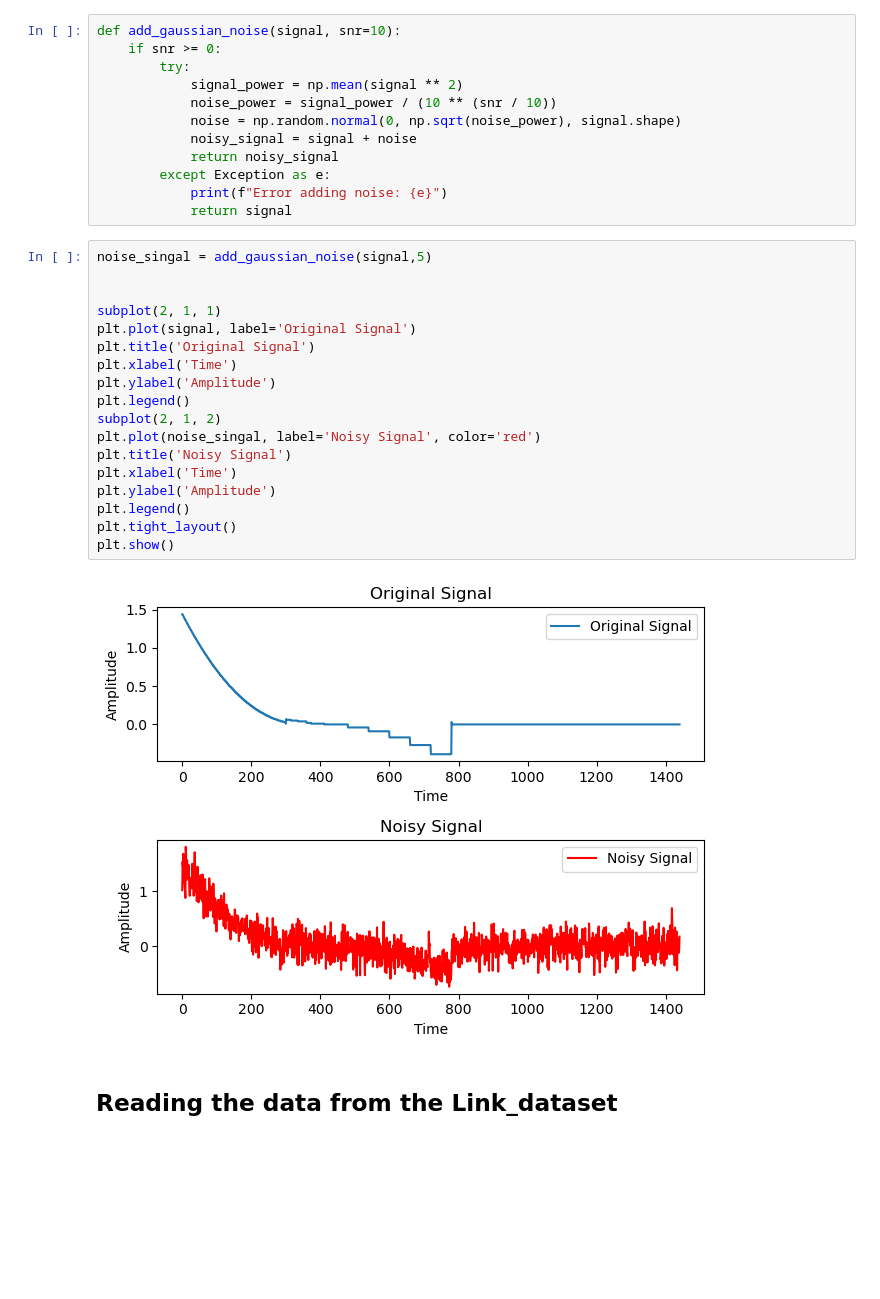
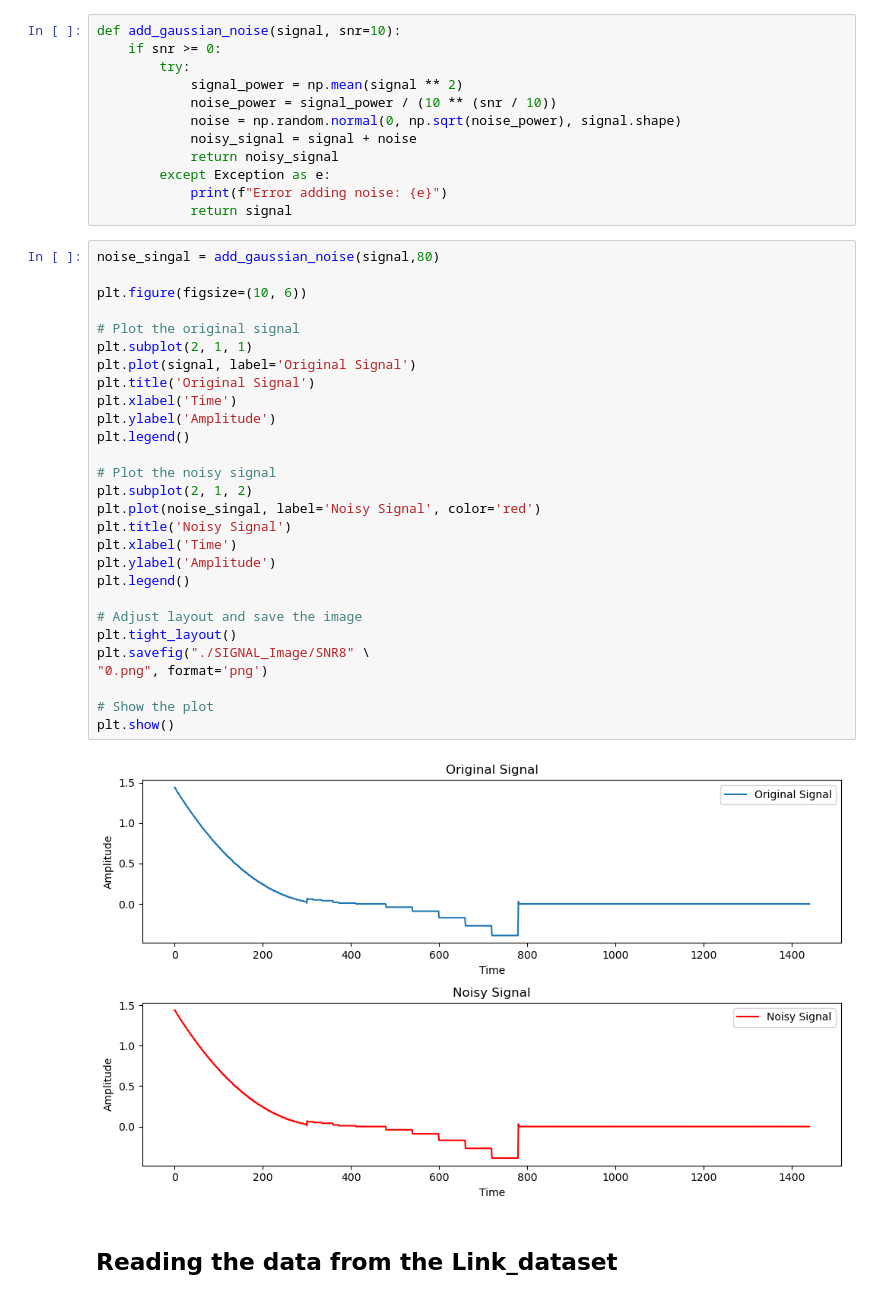
Before and after one commit to ifituburyo/CPS, a Jupyter notebook: main.ipynb, the cells around one changed output. Cells and saved outputs as stored; diff of their text form; blank space fills up the shorter version.

Commit message:
additional optmization and Graphical Nodes

```diff
--- a/main.ipynb
+++ b/main.ipynb
@@ -64,25 +64,35 @@ def add_gaussian_noise(signal, snr=10):
             print(f"Error adding noise: {e}")
             return signal
 # %%
-noise_singal = add_gaussian_noise(signal,5)
+noise_singal = add_gaussian_noise(signal,80)
 
+plt.figure(figsize=(10, 6))
 
-subplot(2, 1, 1)
+# Plot the original signal
+plt.subplot(2, 1, 1)
 plt.plot(signal, label='Original Signal')
 plt.title('Original Signal')
 plt.xlabel('Time')
 plt.ylabel('Amplitude')
 plt.legend()
-subplot(2, 1, 2)
+
+# Plot the noisy signal
+plt.subplot(2, 1, 2)
 plt.plot(noise_singal, label='Noisy Signal', color='red')
 plt.title('Noisy Signal')
 plt.xlabel('Time')
 plt.ylabel('Amplitude')
 plt.legend()
+
+# Adjust layout and save the image
 plt.tight_layout()
+plt.savefig("./SIGNAL_Image/SNR8" \
+"0.png", format='png')
+
+# Show the plot
 plt.show()
 # %% [output]
-[figure, old version]
+[figure, new version]
 # %% [markdown]
 ## Reading the data from the Link_dataset
 # %%
```
Also changed, not shown: parts of 16 cells of this notebook, 15 other files.
